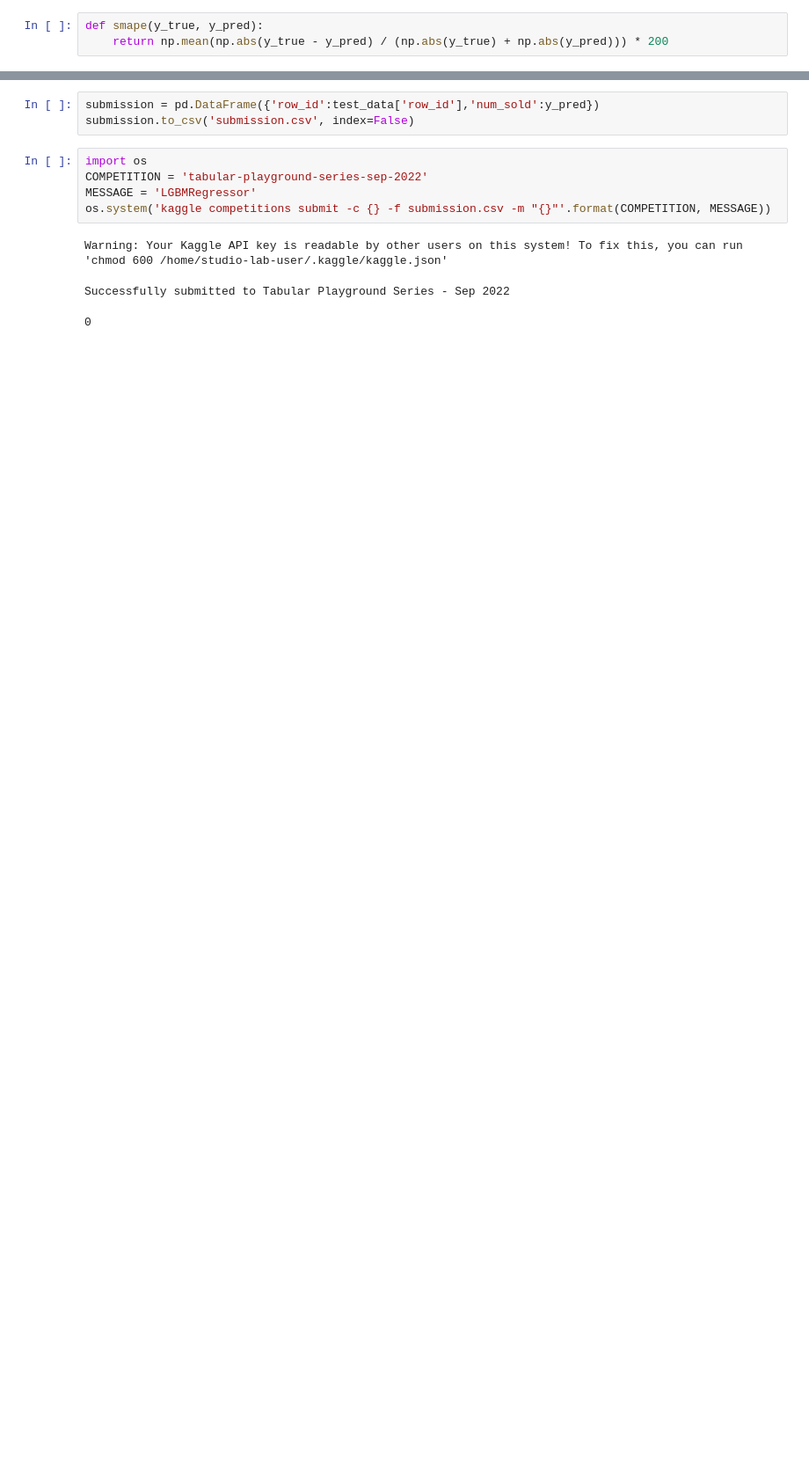
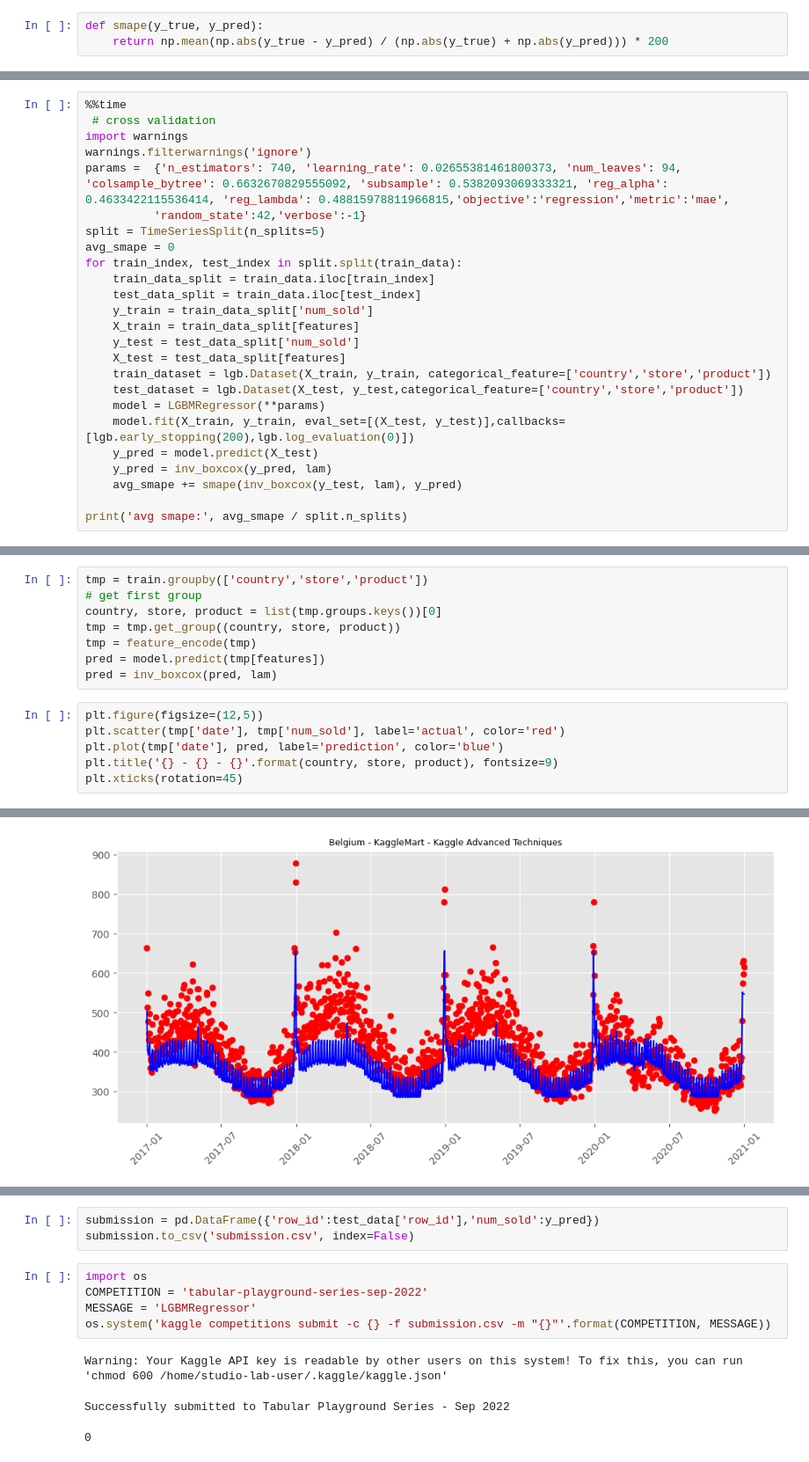
Before and after one commit to datanetai/Machine-Learning, a Jupyter notebook: tps/sep-2022/lightgbm.ipynb, the cells around one changed output, grey strips where cells are left out. Shown: that part at 88% size. Cells and saved outputs as stored; diff of their text form; blank space fills up the shorter version.

```diff
--- a/tps/sep-2022/lightgbm.ipynb
+++ b/tps/sep-2022/lightgbm.ipynb
@@ -112,0 +159,25 @@ avg smape: 10.809365040908343
+# %%
+%%time
+ # cross validation
+import warnings
+warnings.filterwarnings('ignore')
+params =  {'n_estimators': 740, 'learning_rate': 0.02655381461800373, 'num_leaves': 94, 'colsample_bytree': 0.6632670829555092, 'subsample': 0.5382093069333321, 'reg_alpha': 0.4633422115536414, 'reg_lambda': 0.48815978811966815,'objective':'regression','metric':'mae',
+          'random_state':42,'verbose':-1}
+split = TimeSeriesSplit(n_splits=5)
+avg_smape = 0
+for train_index, test_index in split.split(train_data):
+    train_data_split = train_data.iloc[train_index]
+    test_data_split = train_data.iloc[test_index]
+    y_train = train_data_split['num_sold']
+    X_train = train_data_split[features]
+    y_test = test_data_split['num_sold']
+    X_test = test_data_split[features]
+    train_dataset = lgb.Dataset(X_train, y_train, categorical_feature=['country','store','product'])
+    test_dataset = lgb.Dataset(X_test, y_test,categorical_feature=['country','store','product'])
+    model = LGBMRegressor(**params)
+    model.fit(X_train, y_train, eval_set=[(X_test, y_test)],callbacks=[lgb.early_stopping(200),lgb.log_evaluation(0)])
+    y_pred = model.predict(X_test)
+    y_pred = inv_boxcox(y_pred, lam)
+    avg_smape += smape(inv_boxcox(y_test, lam), y_pred)
+
+print('avg smape:', avg_smape / split.n_splits)
@@ -119,0 +213,15 @@ y_pred = np.round(model.predict(test_data[features]))
+# %%
+tmp = train.groupby(['country','store','product'])
+# get first group
+country, store, product = list(tmp.groups.keys())[0]
+tmp = tmp.get_group((country, store, product))
+tmp = feature_encode(tmp)
+pred = model.predict(tmp[features])
+pred = inv_boxcox(pred, lam)
+# %%
+plt.figure(figsize=(12,5))
+plt.scatter(tmp['date'], tmp['num_sold'], label='actual', color='red')
+plt.plot(tmp['date'], pred, label='prediction', color='blue')
+plt.title('{} - {} - {}'.format(country, store, product), fontsize=9)
+plt.xticks(rotation=45)
+# %% [output]
@@ -119,0 +239 @@ y_pred = np.round(model.predict(test_data[features]))
+[figure, added]
```
Also changed, not shown: parts of 26 cells of this notebook, 8 other files.
